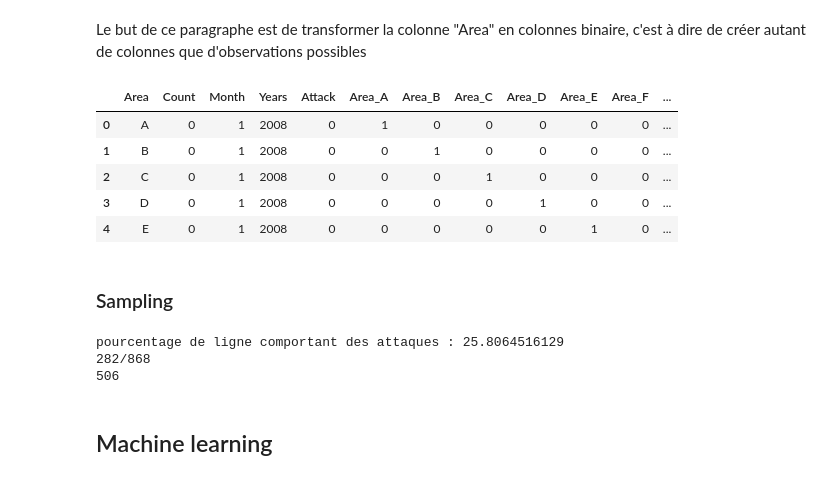
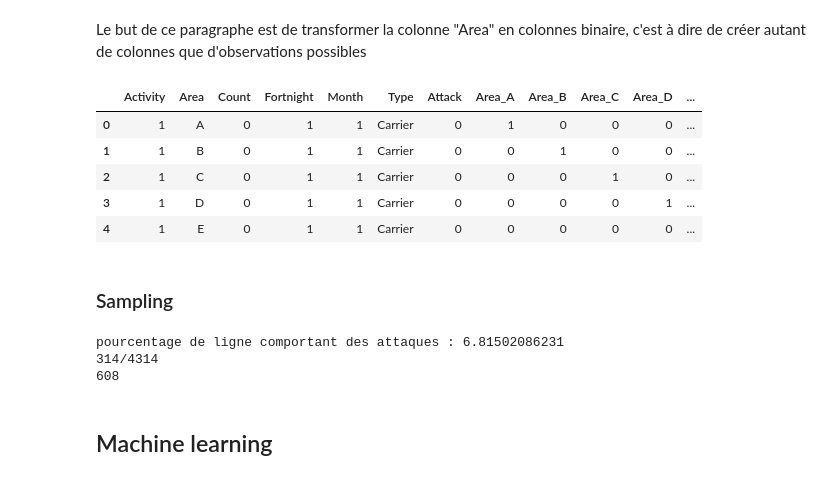
Before and after one commit to ifrebault/PiracyAttackPrediction, a Jupyter notebook: Machine_learning/ML.area.ipynb, the cells around one changed output. Drawn from its saved outputs; the diff is of its cells as text; code cells hidden in the pictures.

Commit message:
nouveau area hand file

```diff
--- a/Machine_learning/ML.area.ipynb
+++ b/Machine_learning/ML.area.ipynb
@@ -261,19 +261,19 @@ uniqueArea=dfAreaHand["Area"].unique()
 # %%
 for i in range(0,len(uniqueArea)):
     nameColLat='Area_'+str(uniqueArea[i])
     dfAreaHand[nameColLat]=0
 
-for index, row in df.iterrows():
+for index, row in dfAreaHand.iterrows():
     dfAreaHand.set_value(index, "Area_"+str(row['Area']),1)
 
 dfAreaHand.head()
 # %% [output]
-|  | Area | Count | Month | Years | Attack | Area_A | Area_B | Area_C | Area_D | Area_E | Area_F | ... |
-| 0 | A | 0 | 1 | 2008 | 0 | 1 | 0 | 0 | 0 | 0 | 0 | ... |
-| 1 | B | 0 | 1 | 2008 | 0 | 0 | 1 | 0 | 0 | 0 | 0 | ... |
-| 2 | C | 0 | 1 | 2008 | 0 | 0 | 0 | 1 | 0 | 0 | 0 | ... |
-| 3 | D | 0 | 1 | 2008 | 0 | 0 | 0 | 0 | 1 | 0 | 0 | ... |
-| 4 | E | 0 | 1 | 2008 | 0 | 0 | 0 | 0 | 0 | 1 | 0 | ... |
+|  | Activity | Area | Count | Fortnight | Month | Type | Attack | Area_A | Area_B | Area_C | Area_D | ... |
+| 0 | 1 | A | 0 | 1 | 1 | Carrier | 0 | 1 | 0 | 0 | 0 | ... |
+| 1 | 1 | B | 0 | 1 | 1 | Carrier | 0 | 0 | 1 | 0 | 0 | ... |
+| 2 | 1 | C | 0 | 1 | 1 | Carrier | 0 | 0 | 0 | 1 | 0 | ... |
+| 3 | 1 | D | 0 | 1 | 1 | Carrier | 0 | 0 | 0 | 0 | 1 | ... |
+| 4 | 1 | E | 0 | 1 | 1 | Carrier | 0 | 0 | 0 | 0 | 0 | ... |
 # %%
 features=['Month','Years','Area_A','Area_B','Area_C','Area_D','Area_E','Area_F',
                 'Area_G','Area_H','Area_I','Area_J','Area_K','Area_L','Area_M']
@@ -297,9 +297,9 @@ if Sampling:
 else:
     DfSampling=dfAreaHand
 # %% [output]
-pourcentage de ligne comportant des attaques : 25.8064516129
-282/868
-506
+pourcentage de ligne comportant des attaques : 6.81502086231
+314/4314
+608
 # %% [markdown]
 ## Machine learning
 # %% [markdown]
```
Also changed, not shown: parts of 2 cells of this notebook, 2 other files.
